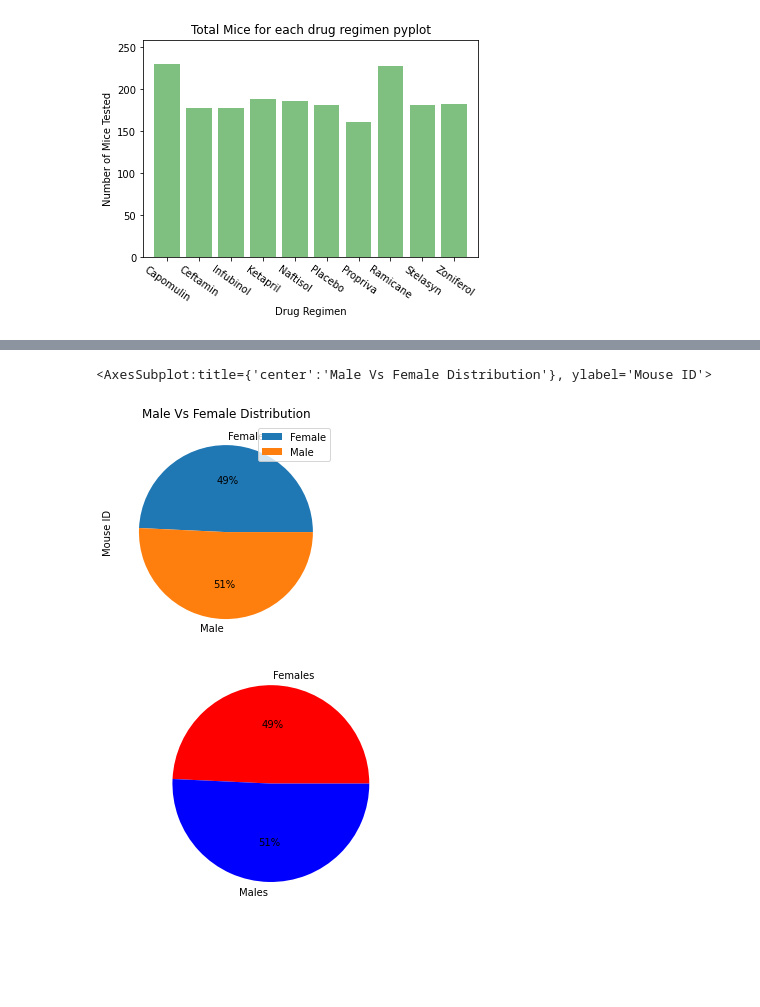
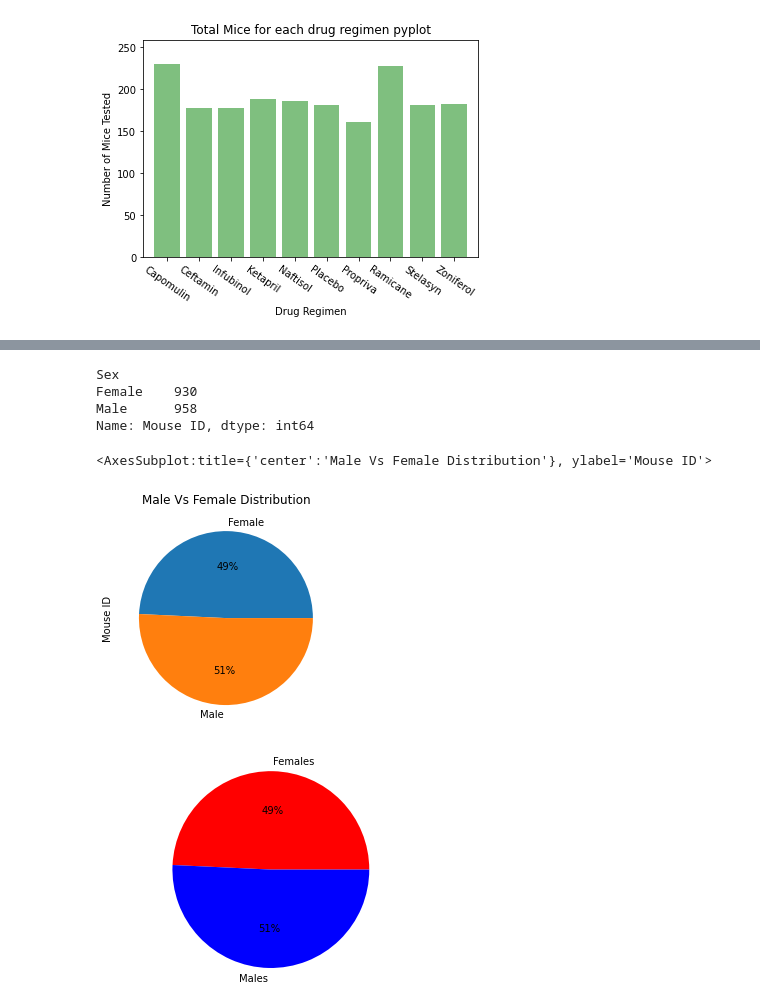
Before and after one commit to uma11iyer/Module_5_Matplotlib, a Jupyter notebook: Pymaceuticals/pymaceuticals.ipynb, the cells around one changed output, grey strips where cells are left out. Drawn from its saved outputs; the diff is of its cells as text; code cells hidden in the pictures; blank space fills up the shorter version.

```diff
--- a/Pymaceuticals/pymaceuticals.ipynb
+++ b/Pymaceuticals/pymaceuticals.ipynb
@@ -271,17 +271,20 @@ mouse_sex
 | Sex |  |  |  |  |  |  |  | ... |
 | Female | 49.258475 | 49.258475 | 49.258475 | 49.258475 | NaN | 49.258475 | 49.258475 | ... |
 | Male | 50.741525 | 50.741525 | 50.741525 | 50.741525 | NaN | 50.741525 | 50.741525 | ... |
-# %%
-mouse_sex.plot(kind = 'pie', y = 'Mouse ID', title ='Male Vs Female Distribution',autopct="%.0f%%")
-# pie_colors= ['red', 'blue']
-# explode =(0,0)
-# pie_labels= ['Females','Males']
-# plt.pie(mouse_piepd, explode=explode, labels=pie_labels, colors=pie_colors,autopct="%1.1f%%", shadow=True, startangle=140)
-#  mouse_piepd.set_ylabel("")
-#  mouse_piepd.legend(loc='upper right', frameon=True, bbox_to_anchor=(1.15, 1))?
-# %% [output]
-<AxesSubplot:title={'center':'Male Vs Female Distribution'}, ylabel='Mouse ID'>
-[figure, removed]
+# %%
+# Generate a pie plot showing the distribution of female versus male mice using Pandas
+mouse_sex = clean_mouse_study.groupby(["Sex"]).count()["Mouse ID"]
+mouse_sex
+# %% [output]
+Sex
+Female    930
+Male      958
+Name: Mouse ID, dtype: int64
+# %%
+mouse_sex.plot(kind = 'pie', title ='Male Vs Female Distribution',autopct="%.0f%%")
+# %% [output]
+<AxesSubplot:title={'center':'Male Vs Female Distribution'}, ylabel='Mouse ID'>
+[figure, added]
 # %%
 mouse_sex = clean_mouse_study.groupby(["Sex"]).count()
 mouse_sex =(mouse_sex/nummice)*100
```
